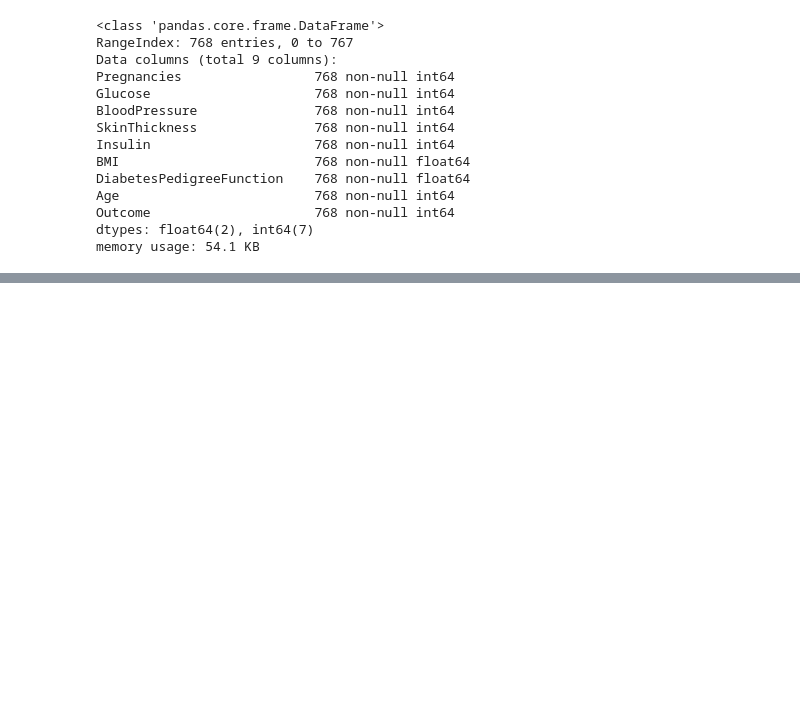
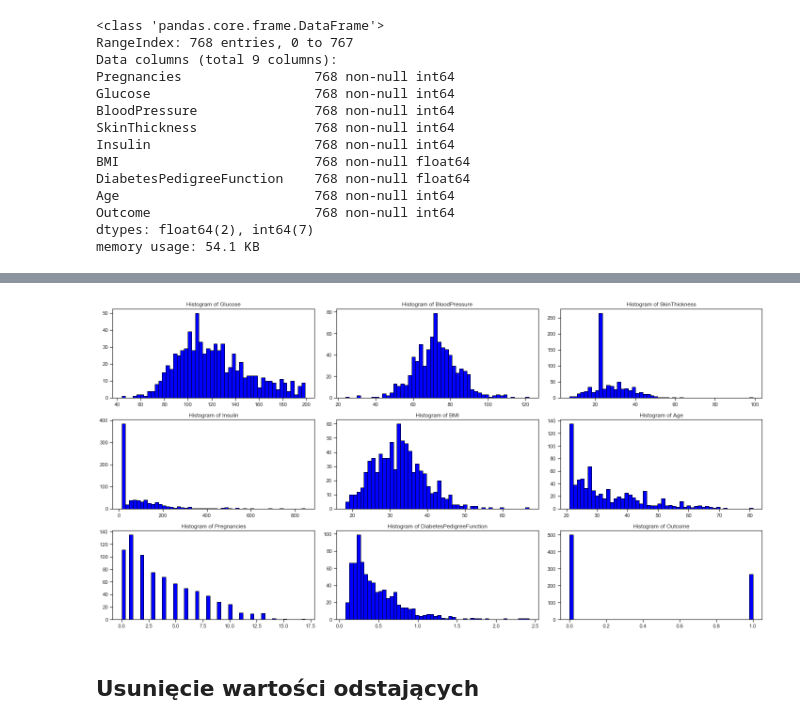
Before and after one commit to durden2/big_data_pk, a Jupyter notebook: Preprocessing.ipynb, the cells around one changed output, grey strips where cells are left out. Cells and saved outputs as stored; diff of their text form; code cells hidden in the pictures; blank space fills up the shorter version.

```diff
--- a/Preprocessing.ipynb
+++ b/Preprocessing.ipynb
@@ -257,0 +95,14 @@ plt.show()
+# %%
+col_names = ['Glucose', 'BloodPressure', 'SkinThickness', 'Insulin', 'BMI']
+
+data_median = copy.deepcopy(data)
+
+for col_name in col_names:
+    average = round(data_median[col_name].median(skipna=True), 1 if col_name == 'BMI' else 0)
+    data_median[col_name] = data_median[col_name].replace(0, average)
+
+data_median['DiabetesPedigreeFunction'] = data_median['DiabetesPedigreeFunction'].round(3)
+# %%
+draw_histograms(data_median)
+# %% [output]
+[figure, added]
@@ -257,0 +111,2 @@ plt.show()
+# %% [markdown]
+## Usunięcie wartości odstających
```
Also changed, not shown: parts of 47 cells of this notebook, 9 other files.
